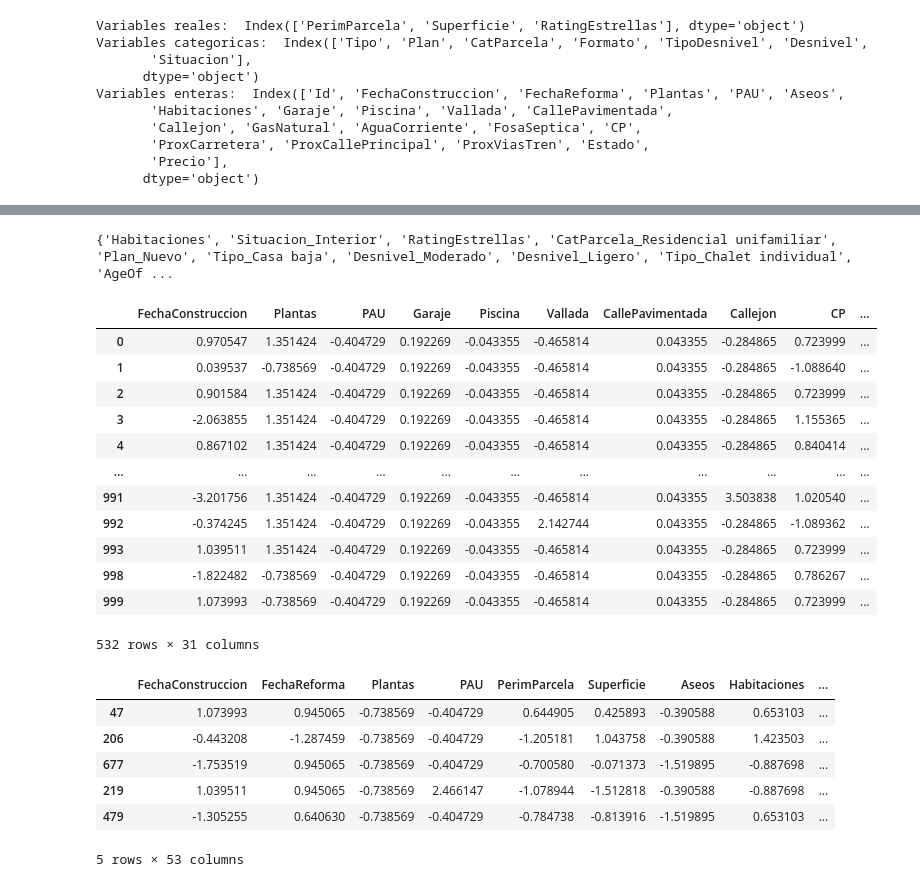
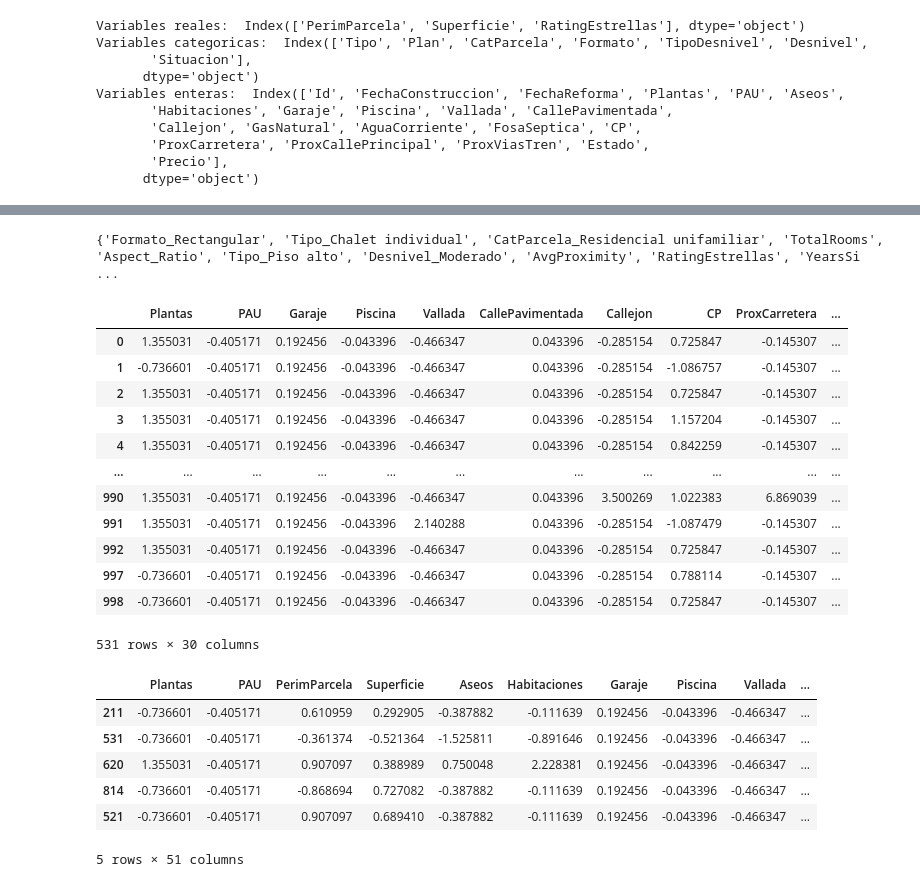
Before and after one commit to inogii/lacasademickeymouse, a Jupyter notebook: main.ipynb, the cells around one changed output, grey strips where cells are left out. Cells and saved outputs as stored; diff of their text form; code cells hidden in the pictures.

```diff
--- a/main.ipynb
+++ b/main.ipynb
@@ -17,7 +17,7 @@ import datetime
 
 warnings.filterwarnings('ignore')
 # %%
-df = pd.read_csv('train.csv')
+df = pd.read_csv('train.csv', sep=';')
 df.head()
 # %% [output]
 |  | Id | Tipo | FechaConstruccion | FechaReforma | Plantas | Plan | PAU | CatParcela | ... |
@@ -95,6 +96,8 @@ df['YearsSinceReform'] = current_year - df['FechaReforma']
 df['TotalRooms'] = df['Aseos'] + df['Habitaciones']
 df['AvgProximity'] = (df['ProxCarretera'] + df['ProxCallePrincipal'] + df['ProxViasTren']) / 3
 
+df = df.drop(['FechaConstruccion', 'FechaReforma'], axis=1)
+
 # remove samples where price belongs to top 10% of the dataset
 df = df[df['Precio'] < df['Precio'].quantile(0.85)]
 
@@ -166,39 +150,39 @@ print(caract_alta_correlación)
 df_filtered = df.drop(caract_alta_correlación, axis=1)
 df_filtered
 # %% [output]
-{'Habitaciones', 'Situacion_Interior', 'RatingEstrellas', 'CatParcela_Residencial unifamiliar', 'Plan_Nuevo', 'Tipo_Casa baja', 'Desnivel_Moderado', 'Desnivel_Ligero', 'Tipo_Chalet individual', 'AgeOf ...
+{'Formato_Rectangular', 'Tipo_Chalet individual', 'CatParcela_Residencial unifamiliar', 'TotalRooms', 'Aspect_Ratio', 'Tipo_Piso alto', 'Desnivel_Moderado', 'AvgProximity', 'RatingEstrellas', 'YearsSi ...
-|  | FechaConstruccion | Plantas | PAU | Garaje | Piscina | Vallada | CallePavimentada | Callejon | CP | ... |
-| 0 | 0.970547 | 1.351424 | -0.404729 | 0.192269 | -0.043355 | -0.465814 | 0.043355 | -0.284865 | 0.723999 | ... |
-| 1 | 0.039537 | -0.738569 | -0.404729 | 0.192269 | -0.043355 | -0.465814 | 0.043355 | -0.284865 | -1.088640 | ... |
-| 2 | 0.901584 | 1.351424 | -0.404729 | 0.192269 | -0.043355 | -0.465814 | 0.043355 | -0.284865 | 0.723999 | ... |
-| 3 | -2.063855 | 1.351424 | -0.404729 | 0.192269 | -0.043355 | -0.465814 | 0.043355 | -0.284865 | 1.155365 | ... |
-| 4 | 0.867102 | 1.351424 | -0.404729 | 0.192269 | -0.043355 | -0.465814 | 0.043355 | -0.284865 | 0.840414 | ... |
+|  | Plantas | PAU | Garaje | Piscina | Vallada | CallePavimentada | Callejon | CP | ProxCarretera | ... |
+| 0 | 1.355031 | -0.405171 | 0.192456 | -0.043396 | -0.466347 | 0.043396 | -0.285154 | 0.725847 | -0.145307 | ... |
+| 1 | -0.736601 | -0.405171 | 0.192456 | -0.043396 | -0.466347 | 0.043396 | -0.285154 | -1.086757 | -0.145307 | ... |
+| 2 | 1.355031 | -0.405171 | 0.192456 | -0.043396 | -0.466347 | 0.043396 | -0.285154 | 0.725847 | -0.145307 | ... |
+| 3 | 1.355031 | -0.405171 | 0.192456 | -0.043396 | -0.466347 | 0.043396 | -0.285154 | 1.157204 | -0.145307 | ... |
+| 4 | 1.355031 | -0.405171 | 0.192456 | -0.043396 | -0.466347 | 0.043396 | -0.285154 | 0.842259 | -0.145307 | ... |
 | ... | ... | ... | ... | ... | ... | ... | ... | ... | ... | ... |
-| 991 | -3.201756 | 1.351424 | -0.404729 | 0.192269 | -0.043355 | -0.465814 | 0.043355 | 3.503838 | 1.020540 | ... |
-| 992 | -0.374245 | 1.351424 | -0.404729 | 0.192269 | -0.043355 | 2.142744 | 0.043355 | -0.284865 | -1.089362 | ... |
-| 993 | 1.039511 | 1.351424 | -0.404729 | 0.192269 | -0.043355 | -0.465814 | 0.043355 | -0.284865 | 0.723999 | ... |
-| 998 | -1.822482 | -0.738569 | -0.404729 | 0.192269 | -0.043355 | -0.465814 | 0.043355 | -0.284865 | 0.786267 | ... |
-| 999 | 1.073993 | -0.738569 | -0.404729 | 0.192269 | -0.043355 | -0.465814 | 0.043355 | -0.284865 | 0.723999 | ... |
+| 990 | 1.355031 | -0.405171 | 0.192456 | -0.043396 | -0.466347 | 0.043396 | 3.500269 | 1.022383 | 6.869039 | ... |
+| 991 | 1.355031 | -0.405171 | 0.192456 | -0.043396 | 2.140288 | 0.043396 | -0.285154 | -1.087479 | -0.145307 | ... |
+| 992 | 1.355031 | -0.405171 | 0.192456 | -0.043396 | -0.466347 | 0.043396 | -0.285154 | 0.725847 | -0.145307 | ... |
+| 997 | -0.736601 | -0.405171 | 0.192456 | -0.043396 | -0.466347 | 0.043396 | -0.285154 | 0.788114 | -0.145307 | ... |
+| 998 | -0.736601 | -0.405171 | 0.192456 | -0.043396 | -0.466347 | 0.043396 | -0.285154 | 0.725847 | -0.145307 | ... |
-532 rows × 31 columns
+531 rows × 30 columns
 # %%
 def x_y_split(df, target):
     return df.drop(target, axis=1), df[target]
 
-train_size = 0.8
-train = df.sample(frac=train_size, random_state=10)
+train_size = 0.75
+train = df.sample(frac=train_size, random_state=1)
 test = df.drop(train.index)
 
 X_train, y_train = x_y_split(train, 'Precio')
 X_test, y_test = x_y_split(test, 'Precio')
 X_train.head()
 # %% [output]
-|  | FechaConstruccion | FechaReforma | Plantas | PAU | PerimParcela | Superficie | Aseos | Habitaciones | ... |
-| 47 | 1.073993 | 0.945065 | -0.738569 | -0.404729 | 0.644905 | 0.425893 | -0.390588 | 0.653103 | ... |
-| 206 | -0.443208 | -1.287459 | -0.738569 | -0.404729 | -1.205181 | 1.043758 | -0.390588 | 1.423503 | ... |
-| 677 | -1.753519 | 0.945065 | -0.738569 | -0.404729 | -0.700580 | -0.071373 | -1.519895 | -0.887698 | ... |
-| 219 | 1.039511 | 0.945065 | -0.738569 | 2.466147 | -1.078944 | -1.512818 | -0.390588 | -0.887698 | ... |
-| 479 | -1.305255 | 0.640630 | -0.738569 | -0.404729 | -0.784738 | -0.813916 | -1.519895 | 0.653103 | ... |
+|  | Plantas | PAU | PerimParcela | Superficie | Aseos | Habitaciones | Garaje | Piscina | Vallada | ... |
+| 211 | -0.736601 | -0.405171 | 0.610959 | 0.292905 | -0.387882 | -0.111639 | 0.192456 | -0.043396 | -0.466347 | ... |
+| 531 | -0.736601 | -0.405171 | -0.361374 | -0.521364 | -1.525811 | -0.891646 | 0.192456 | -0.043396 | -0.466347 | ... |
+| 620 | 1.355031 | -0.405171 | 0.907097 | 0.388989 | 0.750048 | 2.228381 | 0.192456 | -0.043396 | -0.466347 | ... |
+| 814 | -0.736601 | -0.405171 | -0.868694 | 0.727082 | -0.387882 | -0.111639 | 0.192456 | -0.043396 | -0.466347 | ... |
+| 521 | -0.736601 | -0.405171 | 0.907097 | 0.689410 | -0.387882 | -0.111639 | 0.192456 | -0.043396 | -0.466347 | ... |
-5 rows × 53 columns
+5 rows × 51 columns
 # %%
 def train_model(model, X_train, y_train):
     model.fit(X_train, y_train)
```
Also changed, not shown: parts of 8 cells of this notebook, 1 other file.
